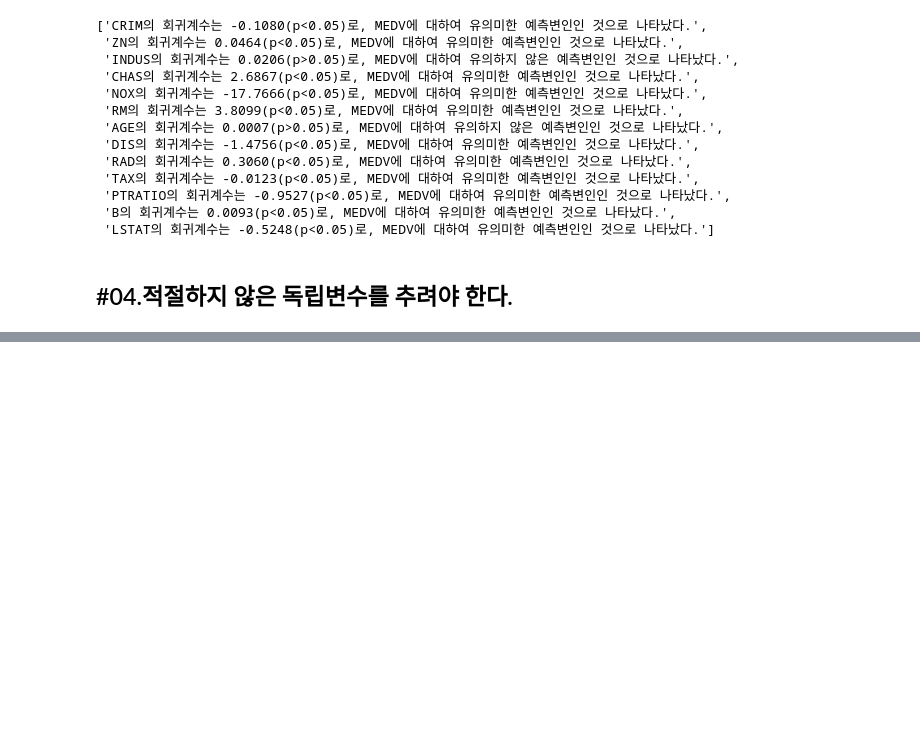
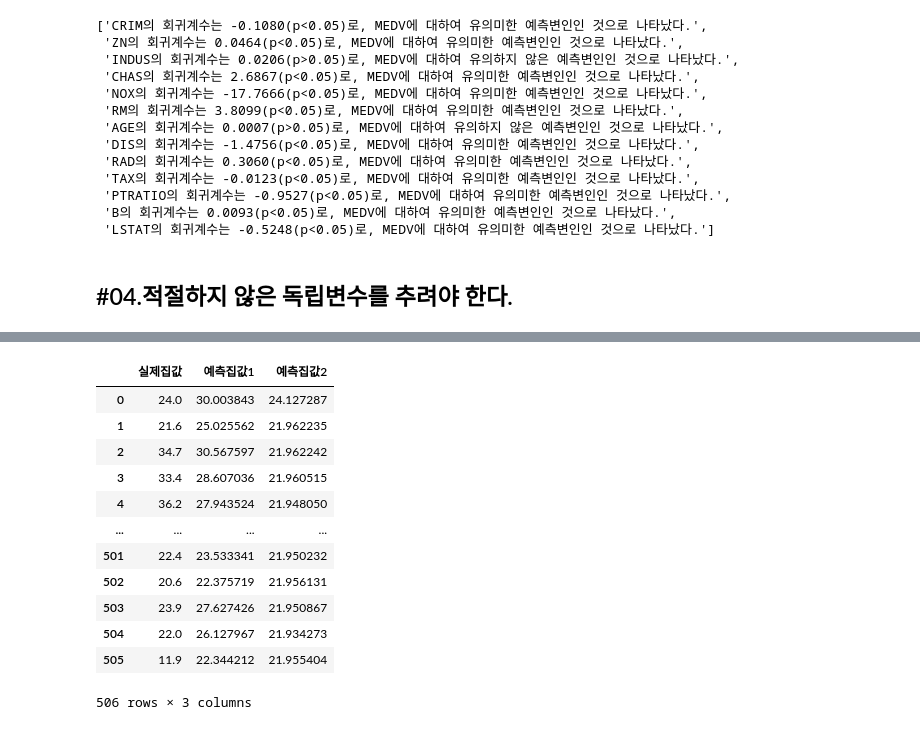
Before and after one commit to Jeeunun/Data_analysis_education_Closed, a Jupyter notebook: data_analysis/E.확증적_데이터_분석/04_회귀분석/05_다중선형회귀.ipynb, the cells around one changed output, grey strips where cells are left out. Drawn from its saved outputs; the diff is of its cells as text; code cells hidden in the pictures; blank space fills up the shorter version.

```diff
--- a/data_analysis/E.확증적_데이터_분석/04_회귀분석/05_다중선형회귀.ipynb
+++ b/data_analysis/E.확증적_데이터_분석/04_회귀분석/05_다중선형회귀.ipynb
@@ -194,0 +286,22 @@ varstr
+# %%
+result_df = DataFrame({
+    "실제집값":실제집값,
+    "예측집값1":result1,
+    "예측집값2":result2
+})
+
+result_df
+# %% [output]
+|  | 실제집값 | 예측집값1 | 예측집값2 |
+| 0 | 24.0 | 30.003843 | 24.127287 |
+| 1 | 21.6 | 25.025562 | 21.962235 |
+| 2 | 34.7 | 30.567597 | 21.962242 |
+| 3 | 33.4 | 28.607036 | 21.960515 |
+| 4 | 36.2 | 27.943524 | 21.948050 |
+| ... | ... | ... | ... |
+| 501 | 22.4 | 23.533341 | 21.950232 |
+| 502 | 20.6 | 22.375719 | 21.956131 |
+| 503 | 23.9 | 27.627426 | 21.950867 |
+| 504 | 22.0 | 26.127967 | 21.934273 |
+| 505 | 11.9 | 22.344212 | 21.955404 |
+506 rows × 3 columns
```
Also changed, not shown: parts of 24 cells of this notebook.
